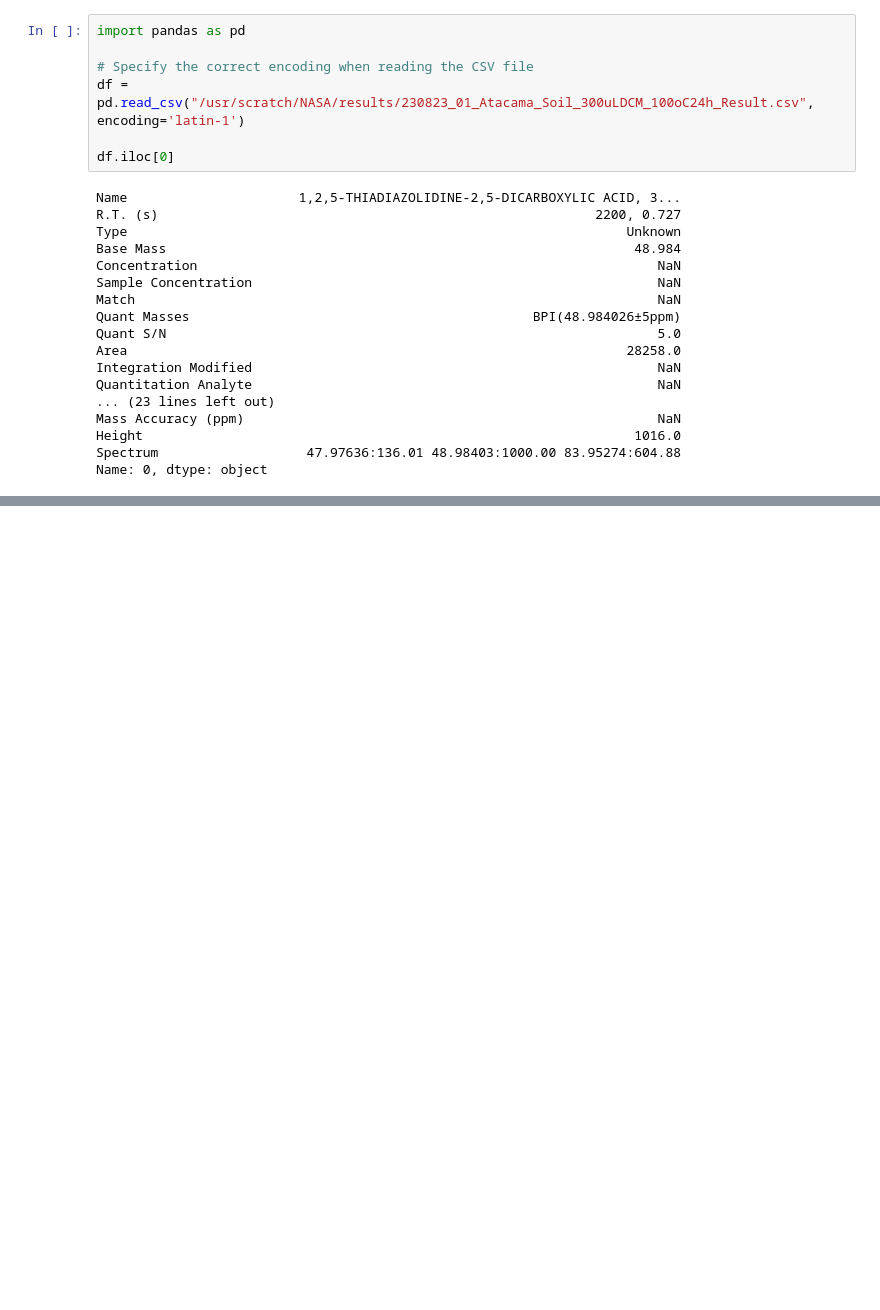
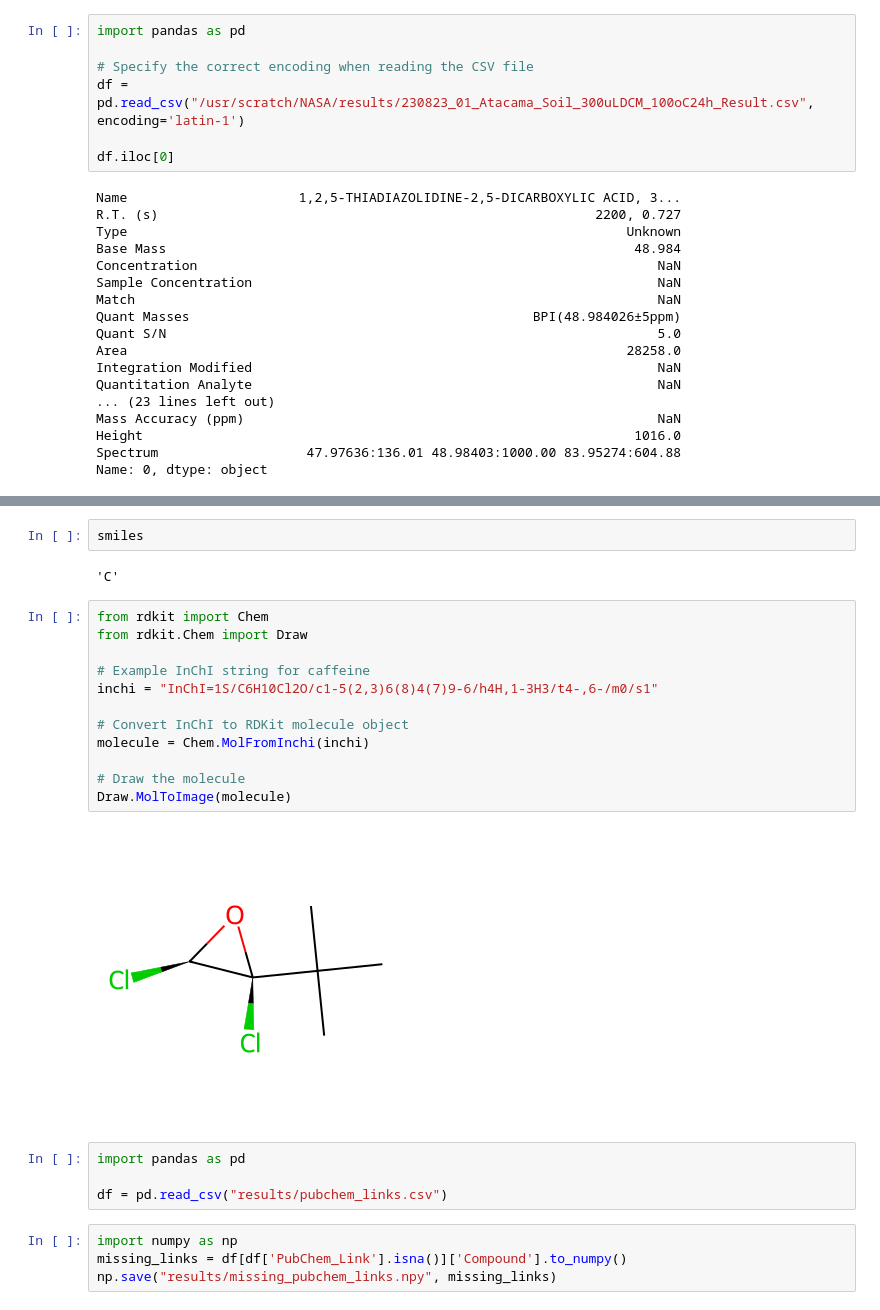
Before and after one commit to daniel-saeedi/GCxGC_to_Mole, a Jupyter notebook: test.ipynb, the cells around one changed output, grey strips where cells are left out. Saved outputs shown, nothing was run; the diff lists cells and outputs as text; blank space fills up the shorter version.

```diff
--- a/test.ipynb
+++ b/test.ipynb
@@ -105,0 +123,26 @@ C=C[C@@H]1[C@@H](CSCc2ccccc2)N(C(=O)OC)SN1C(=O)OC
+# %%
+smiles
+# %% [output]
+'C'
+# %%
+from rdkit import Chem
+from rdkit.Chem import Draw
+
+# Example InChI string for caffeine
+inchi = "InChI=1S/C6H10Cl2O/c1-5(2,3)6(8)4(7)9-6/h4H,1-3H3/t4-,6-/m0/s1"
+
+# Convert InChI to RDKit molecule object
+molecule = Chem.MolFromInchi(inchi)
+
+# Draw the molecule
+Draw.MolToImage(molecule)
+# %% [output]
+[figure, added]
+# %%
+import pandas as pd
+
+df = pd.read_csv("results/pubchem_links.csv")
+# %%
+import numpy as np
+missing_links = df[df['PubChem_Link'].isna()]['Compound'].to_numpy()
+np.save("results/missing_pubchem_links.npy", missing_links)
```
Also changed, not shown: parts of 7 cells of this notebook, 24 other files.
